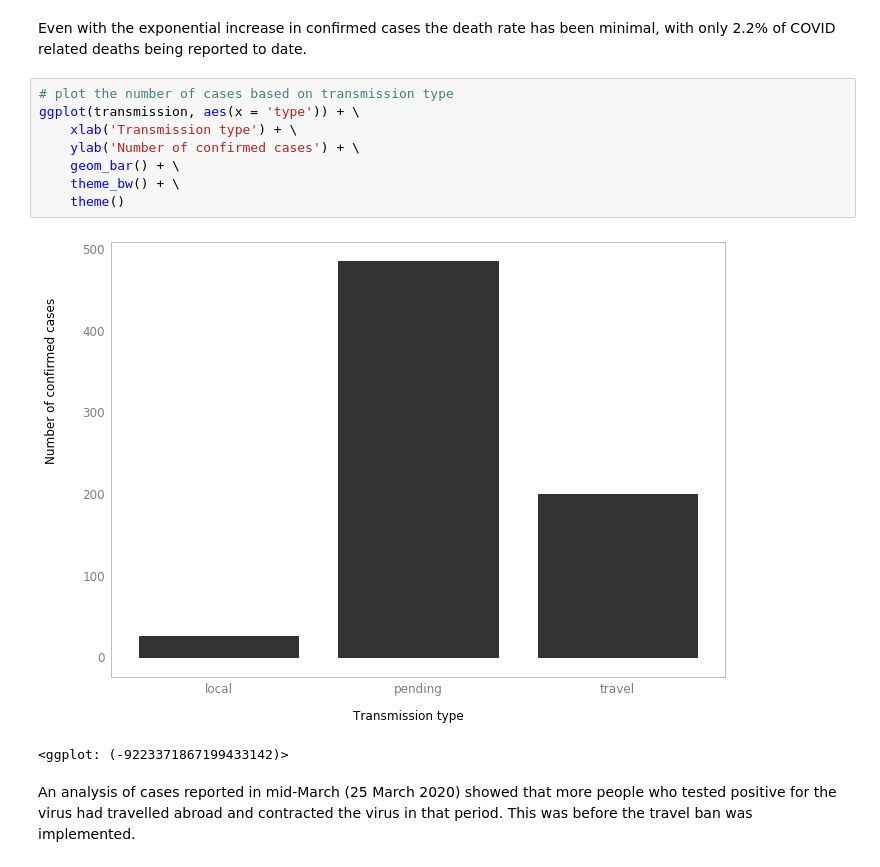
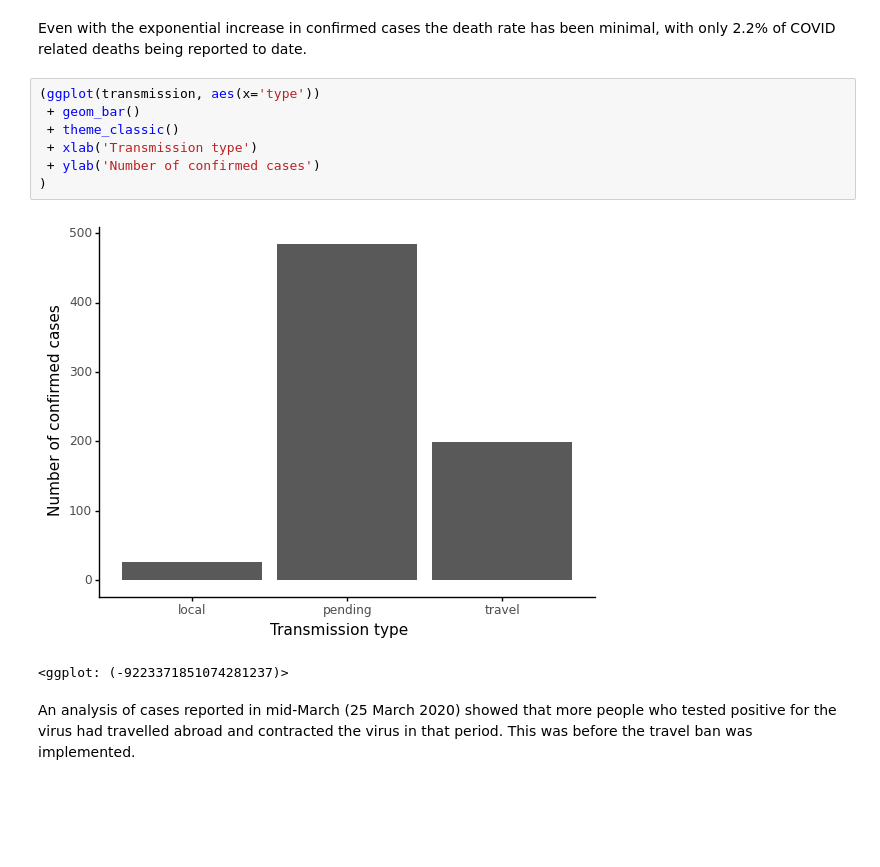
Before and after one commit to ZintleFaltein/Covid-modelling, a Jupyter notebook: Notebooks/Covid19_analysis.ipynb, the cells around one changed output. Cells and saved outputs as stored; diff of their text form; blank space fills up the shorter version.

```diff
--- a/Notebooks/Covid19_analysis.ipynb
+++ b/Notebooks/Covid19_analysis.ipynb
@@ -186,16 +182,15 @@ plt.show()
 # %% [markdown]
 Even with the exponential increase in confirmed cases the death rate has been minimal, with only 2.2% of COVID related deaths being reported to date.
 # %%
-# plot the number of cases based on transmission type
-ggplot(transmission, aes(x = 'type')) + \
-    xlab('Transmission type') + \
-    ylab('Number of confirmed cases') + \
-    geom_bar() + \
-    theme_bw() + \
-    theme()
+(ggplot(transmission, aes(x='type'))
+ + geom_bar()
+ + theme_classic()
+ + xlab('Transmission type')
+ + ylab('Number of confirmed cases')
+)
 # %% [output]
-[figure, old version]
+[figure, new version]
-<ggplot: (-9223371867199433142)>
+<ggplot: (-9223371851074281237)>
 # %% [markdown]
 An analysis of cases reported in mid-March (25 March 2020) showed that more people who tested positive for the virus had travelled abroad and contracted the virus in that period. This was before the travel ban was implemented.
 # %% [markdown]
```
Also changed, not shown: parts of 30 cells of this notebook.
